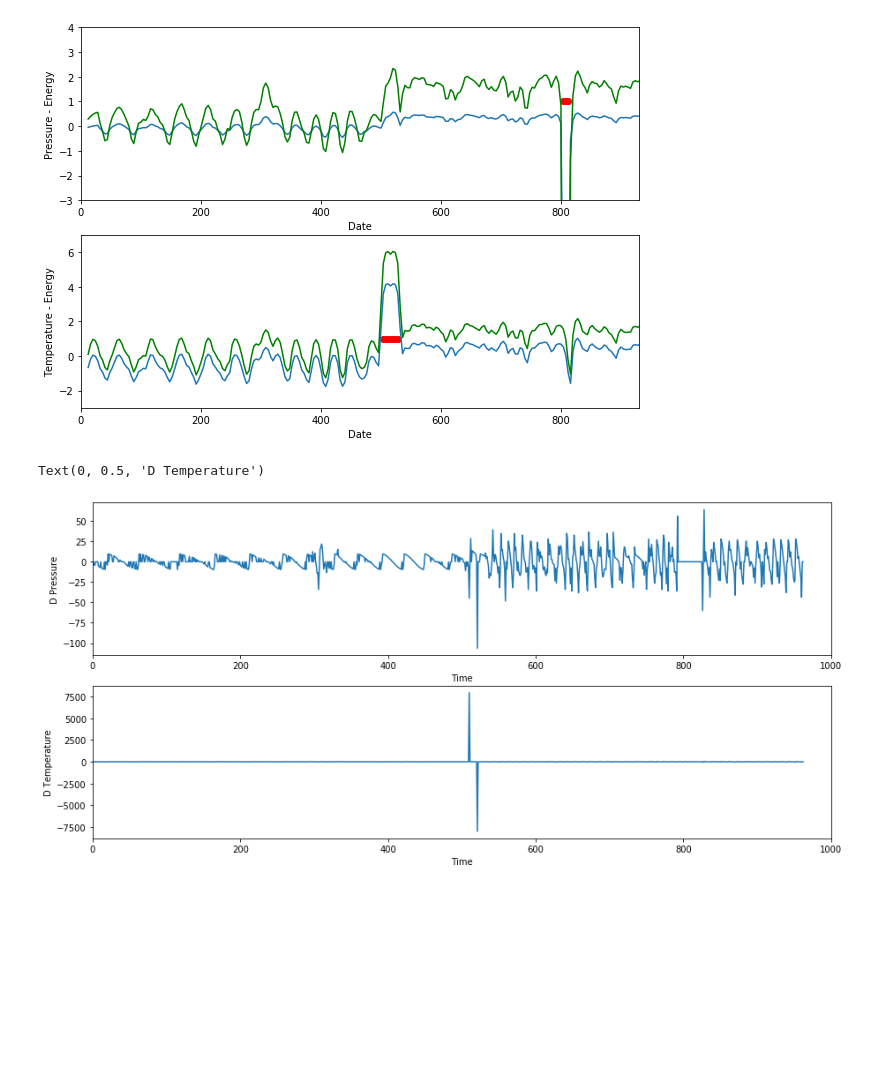
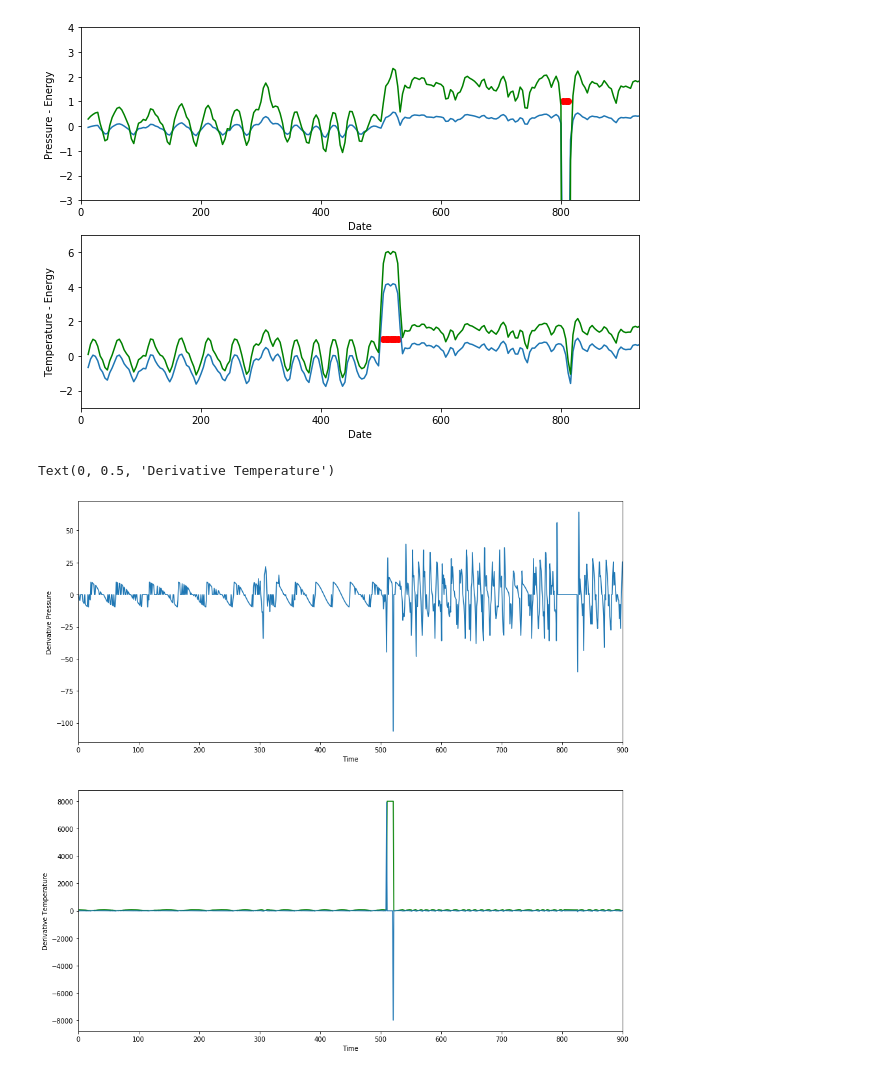
Before and after one commit to sedgewickmm18/mmfunctions, a Jupyter notebook: AnomalyFerreira.ipynb, the cells around one changed output. Cells and saved outputs as stored; diff of their text form; code cells hidden in the pictures; blank space fills up the shorter version.

```diff
--- a/AnomalyFerreira.ipynb
+++ b/AnomalyFerreira.ipynb
@@ -281,20 +283,22 @@ Text(0, 0.5, 'Temperature - Energy')
 # %%
 # look at the first discrete derivate (time)
 temp_dvp = np.append(np.diff(df_temp['PRESSURE']),0)
 temp_dvt = np.append(np.diff(df_temp['TEMPERATURE']),0)
-temp_dt = df_temp.index.values.astype(np.int64)//300000000000 - 5231737
+temp_t = df_temp['TEMPERATURE'].values
 
-fig, ax = plt.subplots(2, 1, figsize=(15,7))
+temp_dt = (df_temp.index.values.astype(np.int64) -1569521100000000000) / 300000000000
+fig, ax = plt.subplots(2, 1, figsize=(15,15))
 ax[0].plot(temp_dt, temp_dvp)
-ax[0].set_xlim(0, 1000)
+ax[0].set_xlim(0, 900)
 ax[0].set_xlabel('Time')
-ax[0].set_ylabel('D Pressure')
+ax[0].set_ylabel('Derivative Pressure')
+ax[1].plot(temp_dt, temp_t, color='green')
 ax[1].plot(temp_dt, temp_dvt)
-ax[1].set_xlim(0, 1000)
+ax[1].set_xlim(0, 900)
 ax[1].set_xlabel('Time')
-ax[1].set_ylabel('D Temperature')
+ax[1].set_ylabel('Derivative Temperature')
 # %% [output]
-Text(0, 0.5, 'D Temperature')
+Text(0, 0.5, 'Derivative Temperature')
-[figure, old version]
+[figure, new version]
 # %%
 from pyod.models.knn import KNN
```
Also changed, not shown: parts of 4 cells of this notebook, 1 other file.
